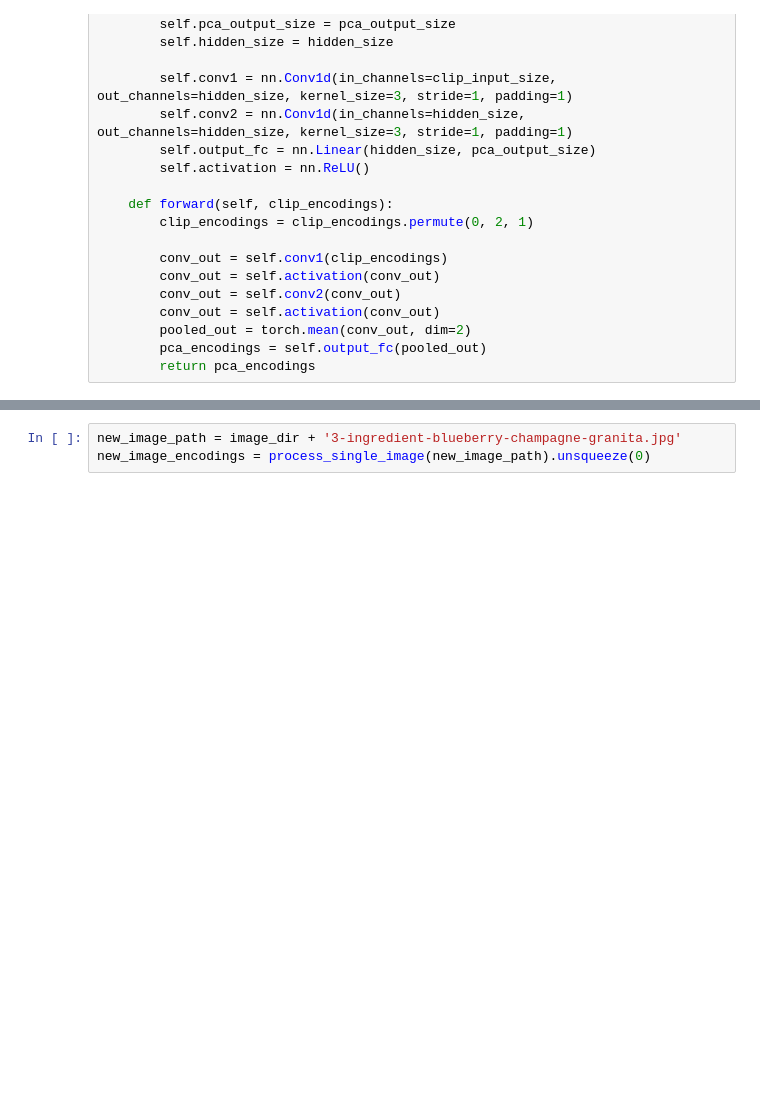
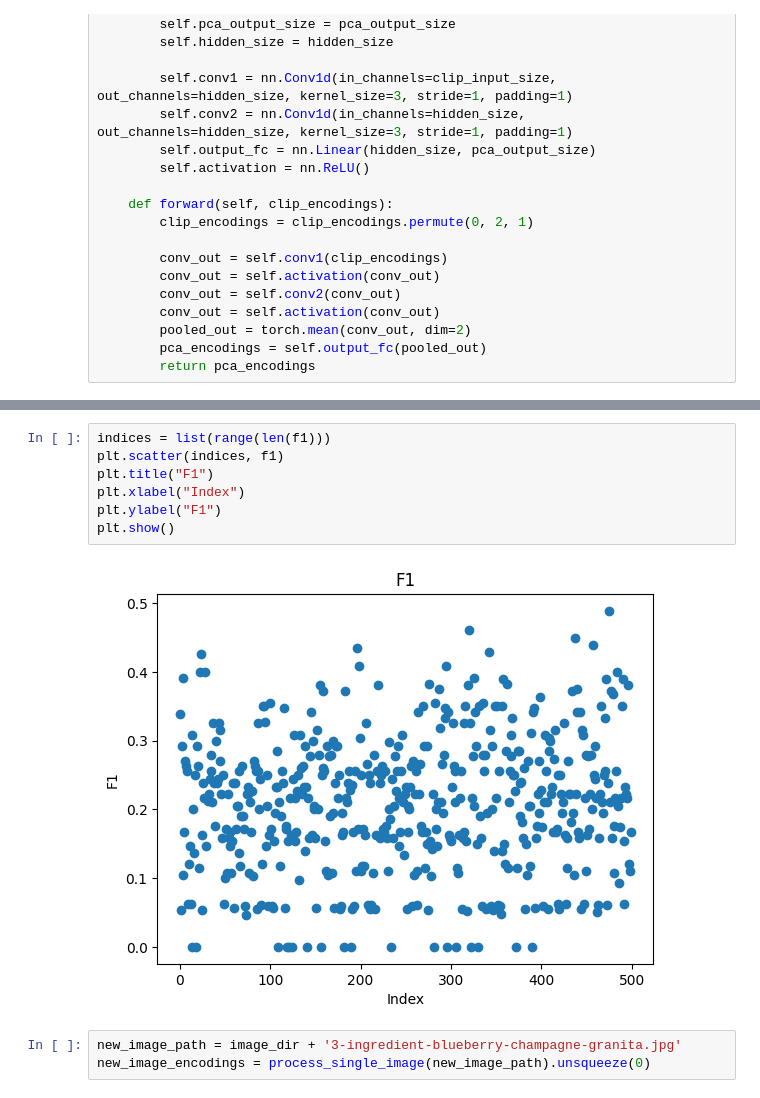
Before and after one commit to Brandonnl/Calorie-Estimator, a Jupyter notebook: processing.ipynb, the cells around one changed output, grey strips where cells are left out. Cells and saved outputs as stored; diff of their text form; blank space fills up the shorter version.

```diff
--- a/processing.ipynb
+++ b/processing.ipynb
@@ -327,3 +366,12 @@ Finished Training
+# %%
+indices = list(range(len(f1)))
+plt.scatter(indices, f1)
+plt.title("F1")
+plt.xlabel("Index")
+plt.ylabel("F1")
+plt.show()
+# %% [output]
+[figure, added]
 # %%
 new_image_path = image_dir + '3-ingredient-blueberry-champagne-granita.jpg'
 new_image_encodings = process_single_image(new_image_path).unsqueeze(0)
```
Also changed, not shown: parts of 14 cells of this notebook, 2 other files.
